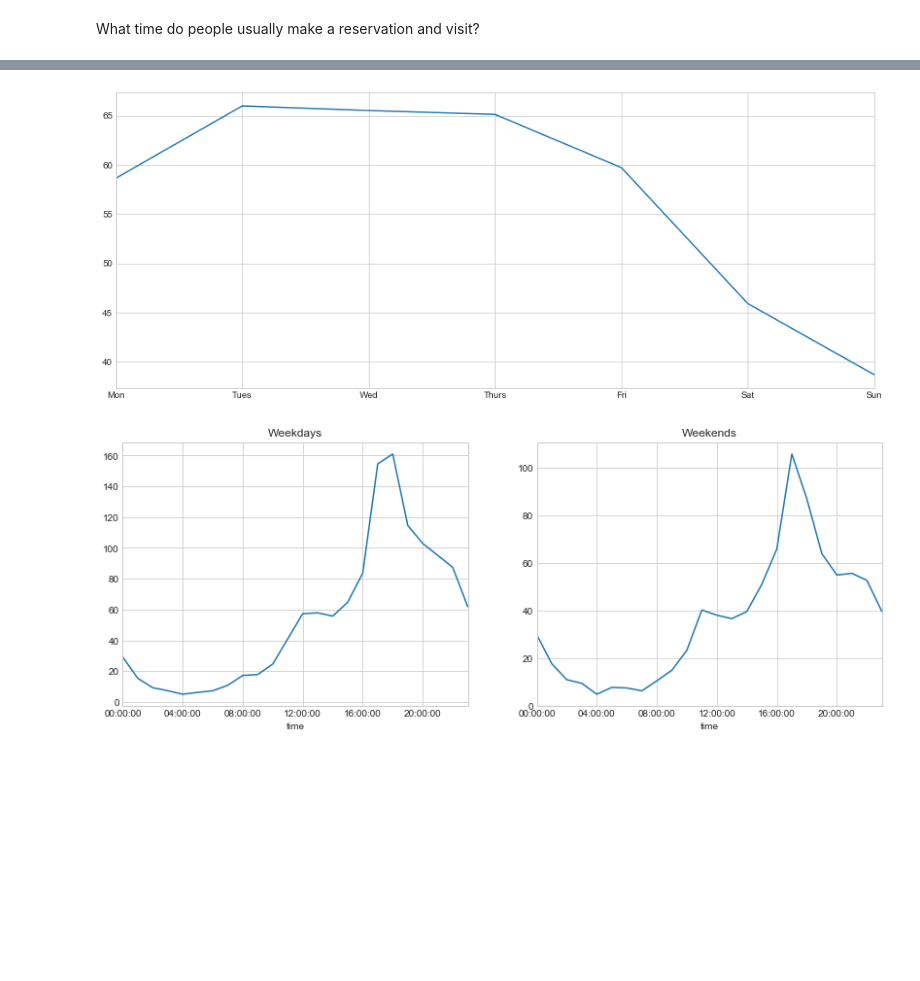
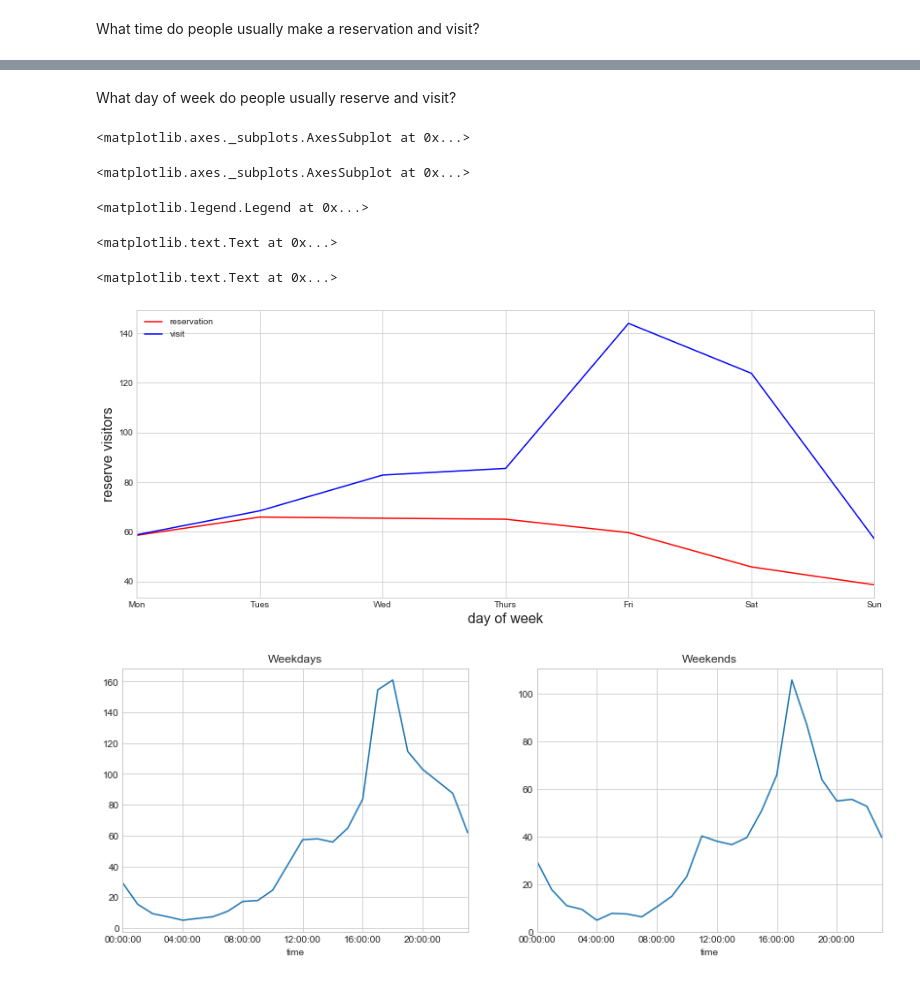
Before and after one commit to yiqingyang75/Kaggle-Restaurant-Visitor-Forecasting, a Jupyter notebook: py/Recruit Restaurant Visitor Forecasting.ipynb, the cells around one changed output, grey strips where cells are left out. Cells and saved outputs as stored; diff of their text form; code cells hidden in the pictures; blank space fills up the shorter version.

```diff
--- a/py/Recruit Restaurant Visitor Forecasting.ipynb
+++ b/py/Recruit Restaurant Visitor Forecasting.ipynb
@@ -194,9 +228,23 @@ plt.xlim(0,4 * 60 * 60 * 6)
-# %%
-vy_weekday = df1.groupby(df1.index.dayofweek).mean()
-by_weekday.index = ['Mon', 'Tues', 'Wed', 'Thurs', 'Fri', 'Sat', 'Sun']
-by_weekday.plot();
-# %% [output]
-[figure, removed]
+# %% [markdown]
+What day of week do people usually reserve and visit?
+# %%
+by_weekday_df1 = df1.groupby(df1.index.dayofweek).mean()
+by_weekday_df1.index = ['Mon', 'Tues', 'Wed', 'Thurs', 'Fri', 'Sat', 'Sun']
+by_weekday_df1.plot(color = 'red', label = 'reservation')
+
+by_weekday_df2 = df2.groupby(df2.index.dayofweek).mean()
+by_weekday_df2.index = ['Mon', 'Tues', 'Wed', 'Thurs', 'Fri', 'Sat', 'Sun']
+by_weekday_df2.plot(color = 'blue', label = 'visit')
+plt.legend(loc = 'upper left')
+plt.ylabel('reserve visitors', fontsize = 16)
+plt.xlabel('day of week', fontsize = 16)
+# %% [output]
+<matplotlib.axes._subplots.AxesSubplot at 0x...>
+<matplotlib.axes._subplots.AxesSubplot at 0x...>
+<matplotlib.legend.Legend at 0x...>
+<matplotlib.text.Text at 0x...>
+<matplotlib.text.Text at 0x...>
+[figure, added]
 # %%
 weekend = np.where(df1.index.weekday < 5, 'Weekday', 'Weekend')
 by_time = df1.groupby([weekend, df1.index.time]).mean()
```
Also changed, not shown: parts of 10 cells of this notebook.
